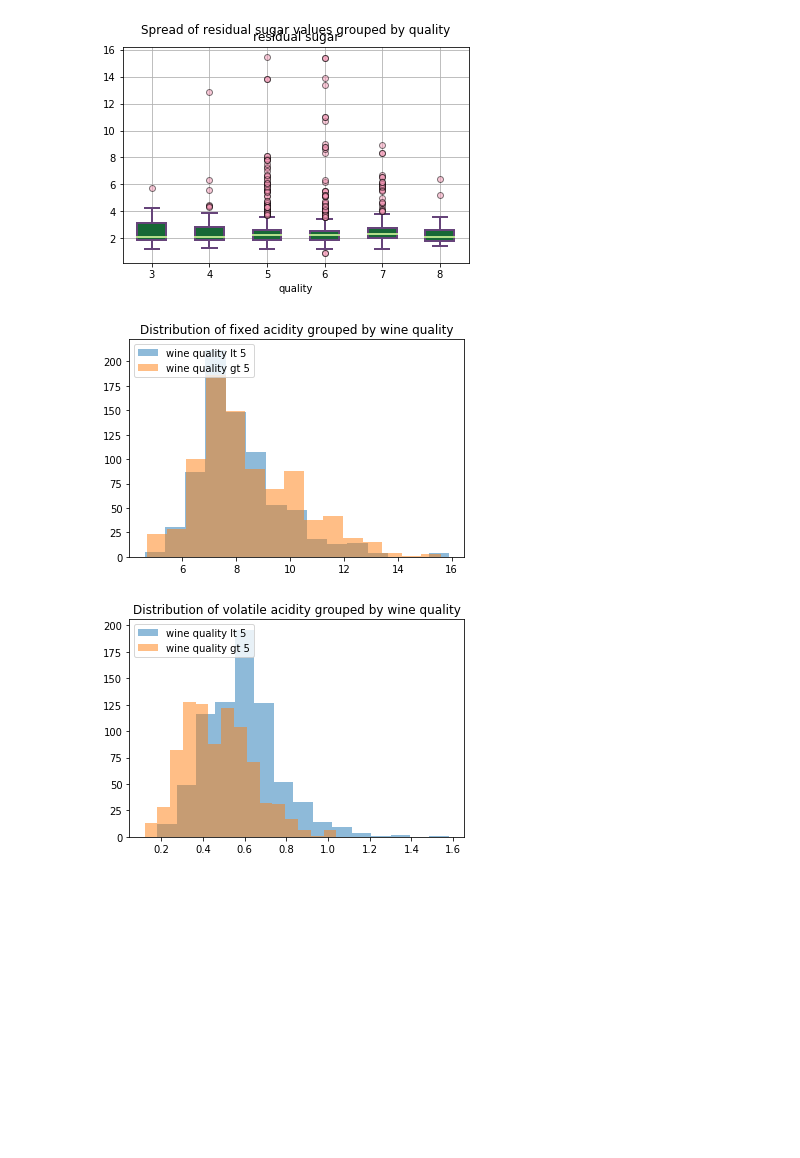
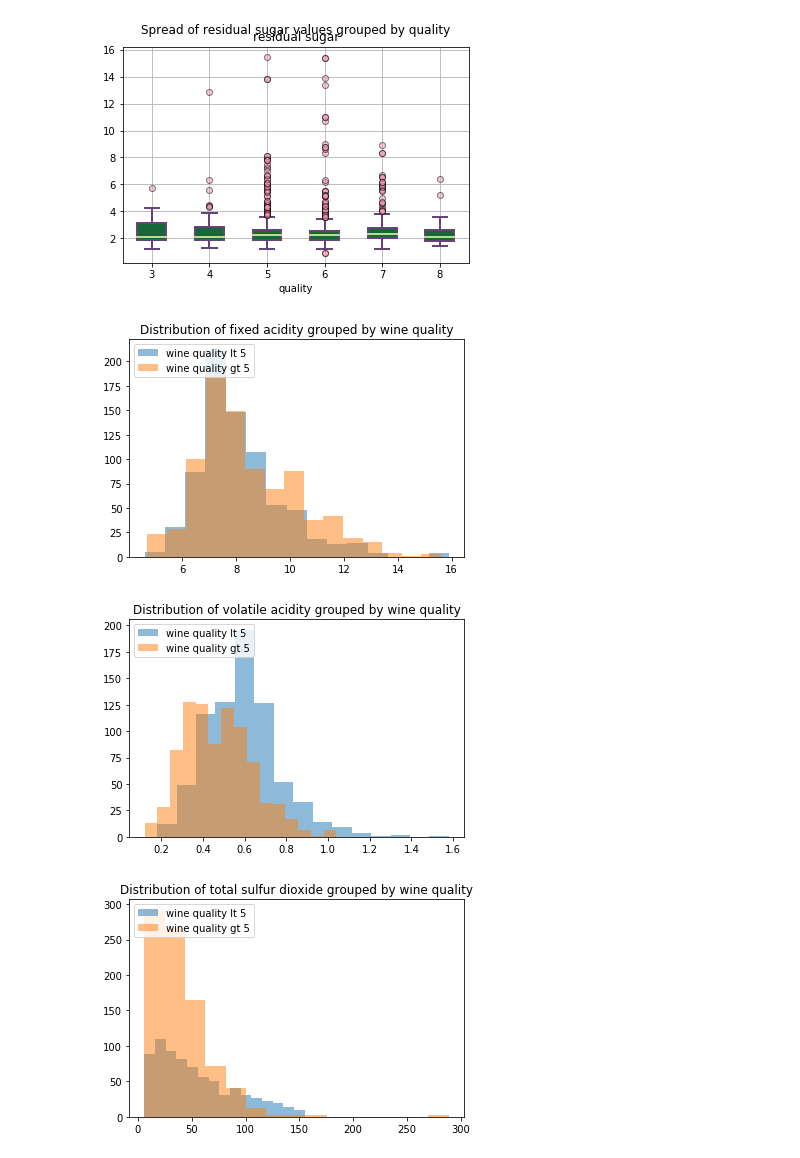
Before and after one commit to ahibb/red-wine-quality-analysis, a Jupyter notebook: Wine Quality Exploration.ipynb, the cells around one changed output. Cells and saved outputs as stored; diff of their text form; code cells hidden in the pictures; blank space fills up the shorter version.

```diff
--- a/Wine Quality Exploration.ipynb
+++ b/Wine Quality Exploration.ipynb
@@ -250,23 +255,26 @@ draw_box_whisker_plot(wine_data,['residual sugar'],'quality',True)
 # %%
 def plot_two_histograms(attribute,bins):
     # object. to check if the quality is greater than 5
     quality_gt_5 = wine_data.apply(lambda x: True if x['quality'] > 5 else False, axis=1)
 
     quality_lt_5 = wine_data.apply(lambda x: True if x['quality'] <= 5 else False, axis=1)
 
     a = wine_data[quality_lt_5 == True]
     b = wine_data[quality_gt_5 == True]
     #bins = np.linspace(-10, 20, 50)
 
     plt.hist(a[attribute], bins, alpha = 0.5, label='wine quality lt 5')
     plt.hist(b[attribute], bins, alpha = 0.5, label='wine quality gt 5')
     plt.legend(loc='upper left')
     title = "Distribution of " + attribute + " grouped by wine quality"
     plt.title(title)
     plt.show()
 
 plot_two_histograms("fixed acidity", 15)
 plot_two_histograms("volatile acidity", 15)
+plot_two_histograms("total sulfur dioxide", 15)
+plot_two_histograms("sulphates", 15)
 # %% [output]
 [figure]
 [figure]
+[figure, added]
```
Also changed, not shown: parts of 11 cells of this notebook.
